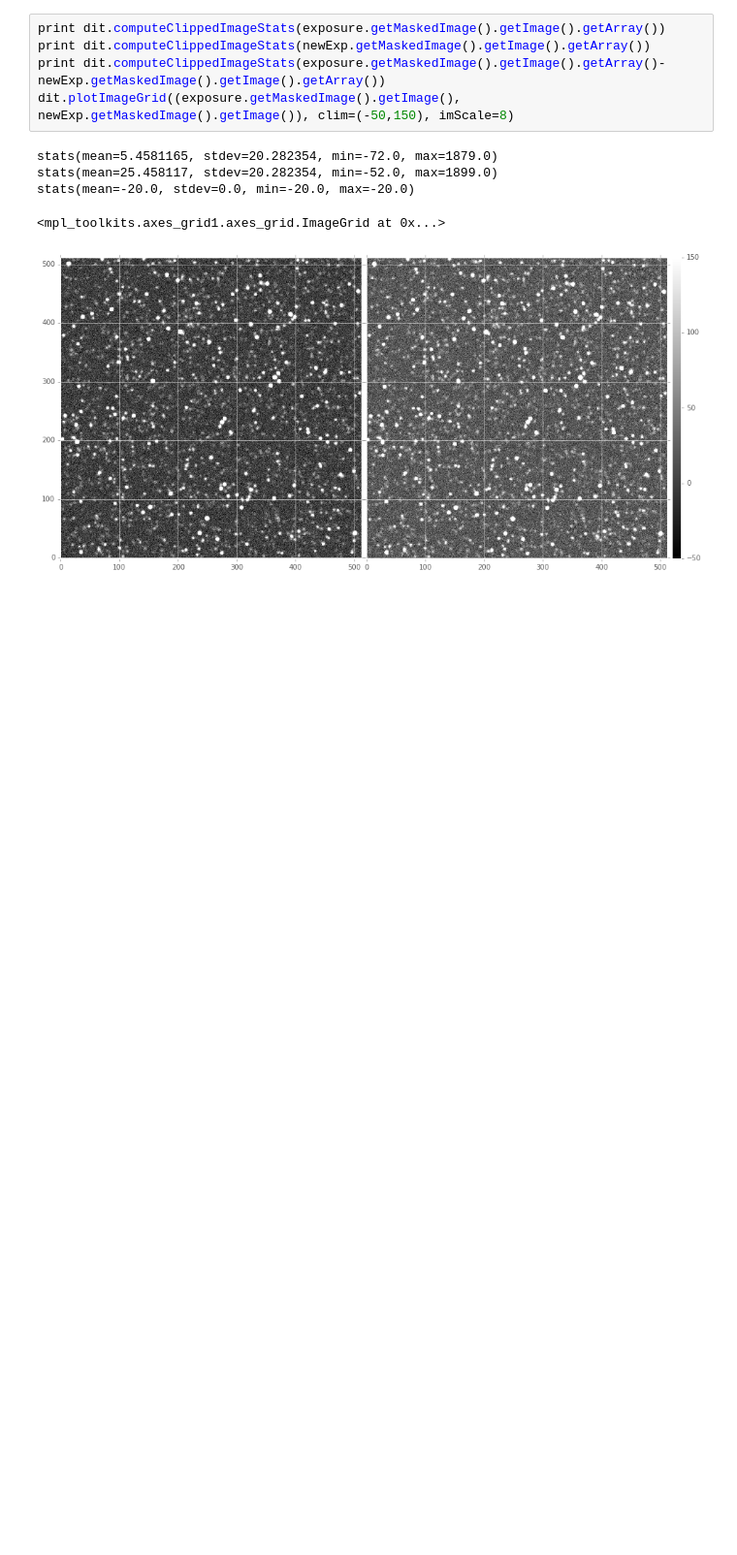
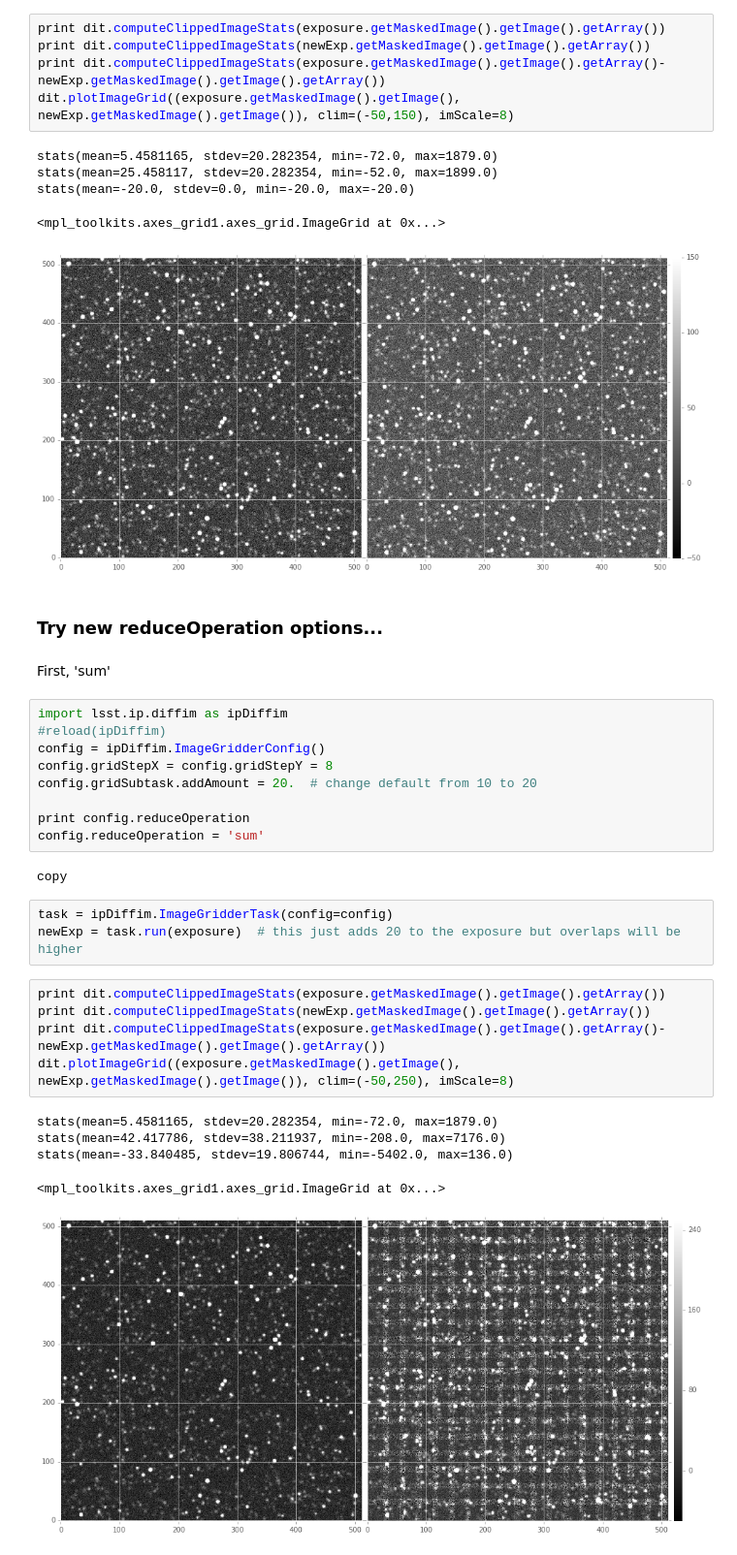
Before and after one commit to lsst/ip_diffim, a Jupyter notebook: Untitled3.ipynb, the cells around one changed output. Shown at 97% size. Cells and saved outputs as stored; diff of their text form; blank space fills up the shorter version.

Commit message:
add "reduceOperation" and allow "average"

```diff
--- a/Untitled3.ipynb
+++ b/Untitled3.ipynb
@@ -61,3 +69,32 @@ stats(mean=25.458117, stdev=20.282354, min=-52.0, max=1899.0)
 stats(mean=-20.0, stdev=0.0, min=-20.0, max=-20.0)
 <mpl_toolkits.axes_grid1.axes_grid.ImageGrid at 0x...>
 [figure]
+# %% [markdown]
+### Try new reduceOperation options...
+# %% [markdown]
+First, 'sum'
+# %%
+import lsst.ip.diffim as ipDiffim
+#reload(ipDiffim)
+config = ipDiffim.ImageGridderConfig()
+config.gridStepX = config.gridStepY = 8
+config.gridSubtask.addAmount = 20.  # change default from 10 to 20
+
+print config.reduceOperation
+config.reduceOperation = 'sum'
+# %% [output]
+copy
+# %%
+task = ipDiffim.ImageGridderTask(config=config)
+newExp = task.run(exposure)  # this just adds 20 to the exposure but overlaps will be higher
+# %%
+print dit.computeClippedImageStats(exposure.getMaskedImage().getImage().getArray())
+print dit.computeClippedImageStats(newExp.getMaskedImage().getImage().getArray())
+print dit.computeClippedImageStats(exposure.getMaskedImage().getImage().getArray()-newExp.getMaskedImage().getImage().getArray())
+dit.plotImageGrid((exposure.getMaskedImage().getImage(), newExp.getMaskedImage().getImage()), clim=(-50,250), imScale=8)
+# %% [output]
+stats(mean=5.4581165, stdev=20.282354, min=-72.0, max=1879.0)
+stats(mean=42.417786, stdev=38.211937, min=-208.0, max=7176.0)
+stats(mean=-33.840485, stdev=19.806744, min=-5402.0, max=136.0)
+<mpl_toolkits.axes_grid1.axes_grid.ImageGrid at 0x...>
+[figure, added]
```
Also changed, not shown: parts of 6 cells of this notebook, 1 other file.
